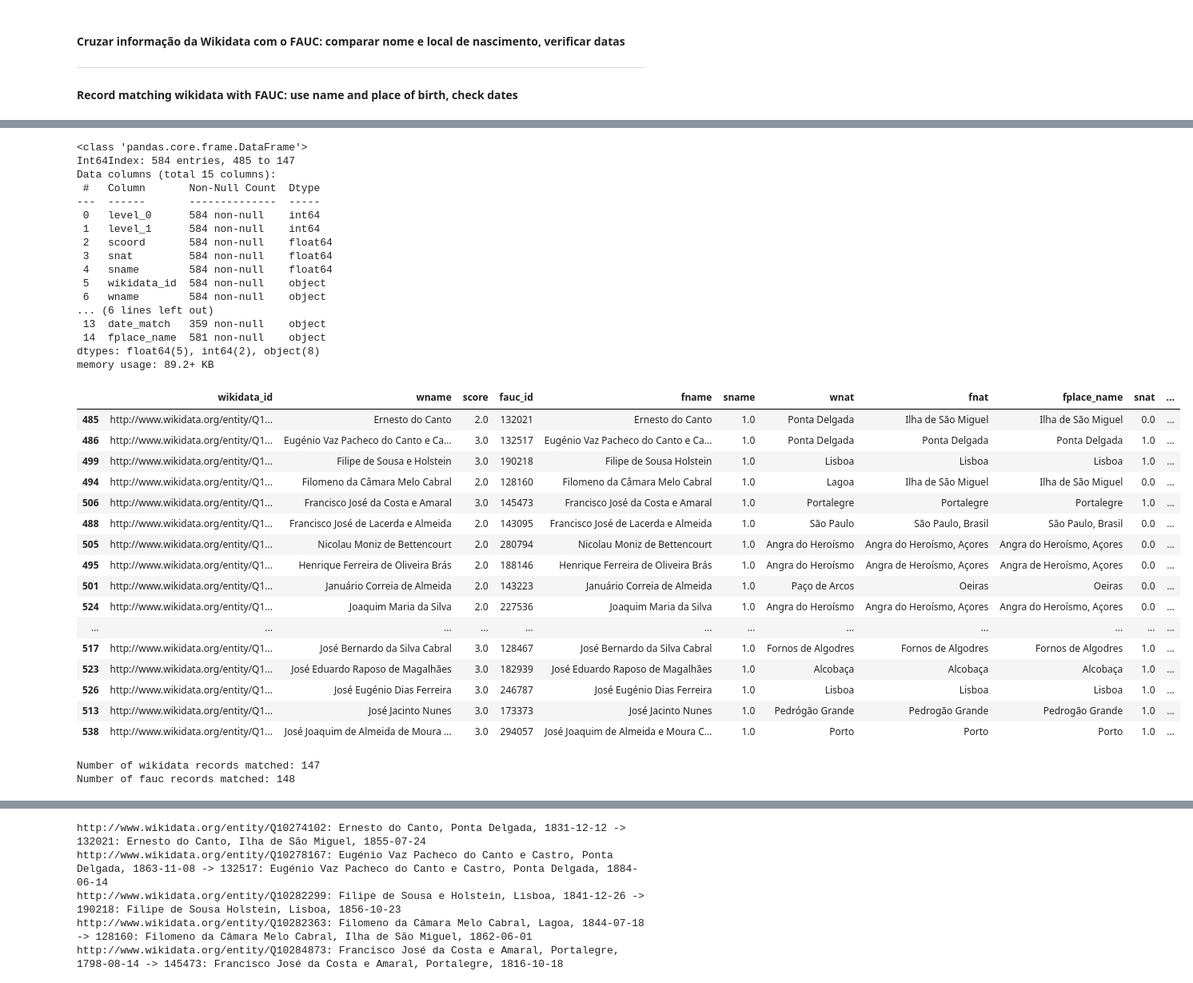
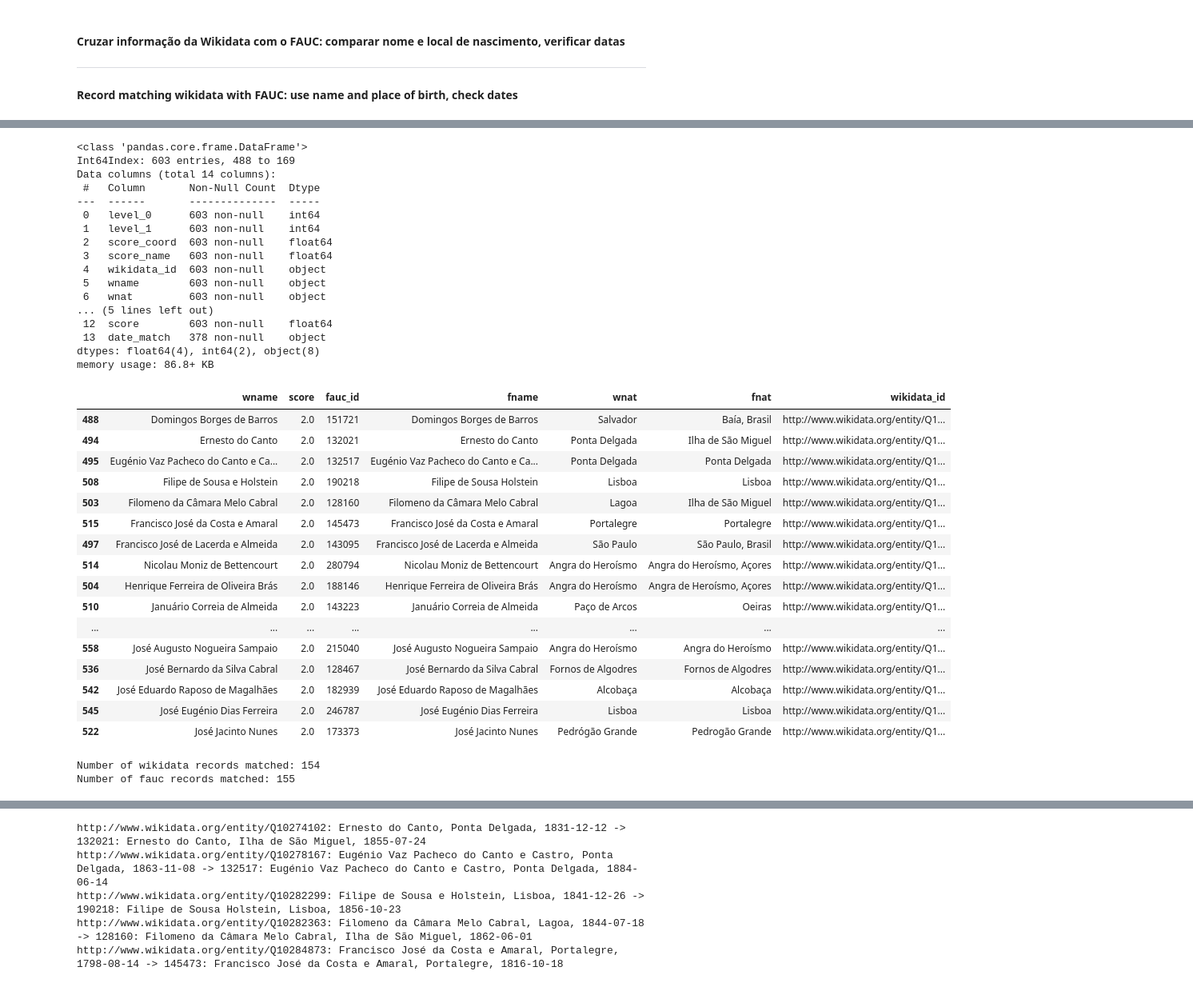
Before and after one commit to joaquimrcarvalho/fauc1537-1919, a Jupyter notebook: notebooks/997-wikidata.ipynb, the cells around one changed output, grey strips where cells are left out. Shown at 80% size. Drawn from its saved outputs; the diff is of its cells as text; code cells hidden in the pictures.

Commit message:
Ligação com wikidata (em curso)

```diff
--- a/notebooks/997-wikidata.ipynb
+++ b/notebooks/997-wikidata.ipynb
@@ -389,3 +398,5 @@ memory usage: 1.3 MB
 # %%
-features.sum(axis=1).value_counts().sort_index(ascending=False)
+scores = [col for col in features.columns if col.startswith('score_')]
+print(scores)
+features[scores].sum(axis=1).value_counts().sort_index(ascending=False)
 # %% [output]
@@ -406,5 +419,5 @@ dtype: int64
 # %%
-potential_matches = features[(features.sum(axis=1) > 1.85) & (features.sname>0)].reset_index()
+potential_matches = features[(features.sum(axis=1) > 1.85) & (features.score_name>0)].reset_index()
 # %%
 
 potential_matches['wikidata_id'] = wikidata.iloc[potential_matches['level_0']]['wikidata_id'].values
@@ -417,7 +430,7 @@ potential_matches['fnat'] = fauc.iloc[potential_matches['level_1']]['naturalidad
 potential_matches['fplace_name'] = fauc.iloc[potential_matches['level_1']]['address'].values
 potential_matches['fdistance'] = fauc.iloc[potential_matches['level_1']]['distance'].values
 
-potential_matches['score'] = potential_matches['scoord'] + potential_matches['snat'] + potential_matches['sname']
+potential_matches['score'] = potential_matches[scores].sum(axis=1)
 
 potential_matches.info()
 # %% [output]
@@ -478,8 +510,8 @@ min_age = 14  #  minimum age at entry
 max_age = 35  # max age at entry
 
 potential_matches['date_match'] = None
-cols = ['level_0','level_1','scoord','snat','sname','wikidata_id','wname','wnat','fauc_id','fname','fnat','fdistance','score','date_match' ]
-for indx,wndx,fndx,scoord,snat,sname,wikidata_id,wname,wnat,fauc_id,fname,fnat,distance,score,date_match in potential_matches[cols].itertuples():
+cols = ['level_0','level_1','wikidata_id','wname','wnat','fauc_id','fname','fnat','fdistance','score','date_match' ]
+for indx,wndx,fndx,wikidata_id,wname,wnat,fauc_id,fname,fnat,distance,score,date_match in potential_matches[cols].itertuples():
     birth_date = wikidata.loc[wndx,'birth_date']
     uc_entry = fauc.loc[fndx,'uc-entrada']
     if birth_date is not None:
@@ -495,46 +527,46 @@ for indx,wndx,fndx,scoord,snat,sname,wikidata_id,wname,wnat,fauc_id,fname,fnat,d
 potential_matches.info()
 # %% [output]
 <class 'pandas.core.frame.DataFrame'>
-Int64Index: 584 entries, 485 to 147
-Data columns (total 15 columns):
+Int64Index: 603 entries, 488 to 169
+Data columns (total 14 columns):
  #   Column       Non-Null Count  Dtype
 ---  ------       --------------  -----
- 0   level_0      584 non-null    int64
- 1   level_1      584 non-null    int64
- 2   scoord       584 non-null    float64
- 3   snat         584 non-null    float64
- 4   sname        584 non-null    float64
- 5   wikidata_id  584 non-null    object
- 6   wname        584 non-null    object
-... (6 lines left out)
- 13  date_match   359 non-null    object
- 14  fplace_name  581 non-null    object
-dtypes: float64(5), int64(2), object(8)
-memory usage: 89.2+ KB
+ 0   level_0      603 non-null    int64
+ 1   level_1      603 non-null    int64
+ 2   score_coord  603 non-null    float64
+ 3   score_name   603 non-null    float64
+ 4   wikidata_id  603 non-null    object
+ 5   wname        603 non-null    object
+ 6   wnat         603 non-null    object
+... (5 lines left out)
+ 12  score        603 non-null    float64
+ 13  date_match   378 non-null    object
+dtypes: float64(4), int64(2), object(8)
+memory usage: 86.8+ KB
 # %%
 matches_dated = potential_matches.loc[potential_matches['date_match'].notnull()].drop_duplicates(['wikidata_id','fauc_id','score'])
-matches_dated[['wikidata_id','wname','score','fauc_id','fname','sname','wnat','fnat','snat','scoord','fdistance']].sort_values(['wikidata_id','score','fauc_id'], ascending=[True,False,True]).head(20)
+matches_dated[['wname','score','fauc_id','fname','wnat','fnat','wikidata_id',]].sort_values(['wikidata_id','score','fauc_id'], ascending=[True,False,True]).head(20)
 # %% [output]
-|  | wikidata_id | wname | score | fauc_id | fname | sname | wnat | fnat | fplace_name | snat | ... |
-| 485 | http://www.wikidata.org/entity/Q1... | Ernesto do Canto | 2.0 | 132021 | Ernesto do Canto | 1.0 | Ponta Delgada | Ilha de São Miguel | Ilha de São Miguel | 0.0 | ... |
-| 486 | http://www.wikidata.org/entity/Q1... | Eugénio Vaz Pacheco do Canto e Ca... | 3.0 | 132517 | Eugénio Vaz Pacheco do Canto e Ca... | 1.0 | Ponta Delgada | Ponta Delgada | Ponta Delgada | 1.0 | ... |
-| 499 | http://www.wikidata.org/entity/Q1... | Filipe de Sousa e Holstein | 3.0 | 190218 | Filipe de Sousa Holstein | 1.0 | Lisboa | Lisboa | Lisboa | 1.0 | ... |
-| 494 | http://www.wikidata.org/entity/Q1... | Filomeno da Câmara Melo Cabral | 2.0 | 128160 | Filomeno da Câmara Melo Cabral | 1.0 | Lagoa | Ilha de São Miguel | Ilha de São Miguel | 0.0 | ... |
-| 506 | http://www.wikidata.org/entity/Q1... | Francisco José da Costa e Amaral | 3.0 | 145473 | Francisco José da Costa e Amaral | 1.0 | Portalegre | Portalegre | Portalegre | 1.0 | ... |
-| 488 | http://www.wikidata.org/entity/Q1... | Francisco José de Lacerda e Almeida | 2.0 | 143095 | Francisco José de Lacerda e Almeida | 1.0 | São Paulo | São Paulo, Brasil | São Paulo, Brasil | 0.0 | ... |
-| 505 | http://www.wikidata.org/entity/Q1... | Nicolau Moniz de Bettencourt | 2.0 | 280794 | Nicolau Moniz de Bettencourt | 1.0 | Angra do Heroísmo | Angra do Heroísmo, Açores | Angra do Heroísmo, Açores | 0.0 | ... |
-| 495 | http://www.wikidata.org/entity/Q1... | Henrique Ferreira de Oliveira Brás | 2.0 | 188146 | Henrique Ferreira de Oliveira Brás | 1.0 | Angra do Heroísmo | Angra de Heroísmo, Açores | Angra de Heroísmo, Açores | 0.0 | ... |
-| 501 | http://www.wikidata.org/entity/Q1... | Januário Correia de Almeida | 2.0 | 143223 | Januário Correia de Almeida | 1.0 | Paço de Arcos | Oeiras | Oeiras | 0.0 | ... |
-| 524 | http://www.wikidata.org/entity/Q1... | Joaquim Maria da Silva | 2.0 | 227536 | Joaquim Maria da Silva | 1.0 | Angra do Heroísmo | Angra do Heroísmo, Açores | Angra do Heroísmo, Açores | 0.0 | ... |
-| ... | ... | ... | ... | ... | ... | ... | ... | ... | ... | ... | ... |
-| 517 | http://www.wikidata.org/entity/Q1... | José Bernardo da Silva Cabral | 3.0 | 128467 | José Bernardo da Silva Cabral | 1.0 | Fornos de Algodres | Fornos de Algodres | Fornos de Algodres | 1.0 | ... |
-| 523 | http://www.wikidata.org/entity/Q1... | José Eduardo Raposo de Magalhães | 3.0 | 182939 | José Eduardo Raposo de Magalhães | 1.0 | Alcobaça | Alcobaça | Alcobaça | 1.0 | ... |
-| 526 | http://www.wikidata.org/entity/Q1... | José Eugénio Dias Ferreira | 3.0 | 246787 | José Eugénio Dias Ferreira | 1.0 | Lisboa | Lisboa | Lisboa | 1.0 | ... |
-| 513 | http://www.wikidata.org/entity/Q1... | José Jacinto Nunes | 3.0 | 173373 | José Jacinto Nunes | 1.0 | Pedrógão Grande | Pedrogão Grande | Pedrogão Grande | 1.0 | ... |
-| 538 | http://www.wikidata.org/entity/Q1... | José Joaquim de Almeida de Moura ... | 3.0 | 294057 | José Joaquim de Almeida e Moura C... | 1.0 | Porto | Porto | Porto | 1.0 | ... |
+|  | wname | score | fauc_id | fname | wnat | fnat | wikidata_id |
+| 488 | Domingos Borges de Barros | 2.0 | 151721 | Domingos Borges de Barros | Salvador | Baía, Brasil | http://www.wikidata.org/entity/Q1... |
+| 494 | Ernesto do Canto | 2.0 | 132021 | Ernesto do Canto | Ponta Delgada | Ilha de São Miguel | http://www.wikidata.org/entity/Q1... |
+| 495 | Eugénio Vaz Pacheco do Canto e Ca... | 2.0 | 132517 | Eugénio Vaz Pacheco do Canto e Ca... | Ponta Delgada | Ponta Delgada | http://www.wikidata.org/entity/Q1... |
+| 508 | Filipe de Sousa e Holstein | 2.0 | 190218 | Filipe de Sousa Holstein | Lisboa | Lisboa | http://www.wikidata.org/entity/Q1... |
+| 503 | Filomeno da Câmara Melo Cabral | 2.0 | 128160 | Filomeno da Câmara Melo Cabral | Lagoa | Ilha de São Miguel | http://www.wikidata.org/entity/Q1... |
+| 515 | Francisco José da Costa e Amaral | 2.0 | 145473 | Francisco José da Costa e Amaral | Portalegre | Portalegre | http://www.wikidata.org/entity/Q1... |
+| 497 | Francisco José de Lacerda e Almeida | 2.0 | 143095 | Francisco José de Lacerda e Almeida | São Paulo | São Paulo, Brasil | http://www.wikidata.org/entity/Q1... |
+| 514 | Nicolau Moniz de Bettencourt | 2.0 | 280794 | Nicolau Moniz de Bettencourt | Angra do Heroísmo | Angra do Heroísmo, Açores | http://www.wikidata.org/entity/Q1... |
+| 504 | Henrique Ferreira de Oliveira Brás | 2.0 | 188146 | Henrique Ferreira de Oliveira Brás | Angra do Heroísmo | Angra de Heroísmo, Açores | http://www.wikidata.org/entity/Q1... |
+| 510 | Januário Correia de Almeida | 2.0 | 143223 | Januário Correia de Almeida | Paço de Arcos | Oeiras | http://www.wikidata.org/entity/Q1... |
+| ... | ... | ... | ... | ... | ... | ... | ... |
+| 558 | José Augusto Nogueira Sampaio | 2.0 | 215040 | José Augusto Nogueira Sampaio | Angra do Heroísmo | Angra do Heroísmo | http://www.wikidata.org/entity/Q1... |
+| 536 | José Bernardo da Silva Cabral | 2.0 | 128467 | José Bernardo da Silva Cabral | Fornos de Algodres | Fornos de Algodres | http://www.wikidata.org/entity/Q1... |
+| 542 | José Eduardo Raposo de Magalhães | 2.0 | 182939 | José Eduardo Raposo de Magalhães | Alcobaça | Alcobaça | http://www.wikidata.org/entity/Q1... |
+| 545 | José Eugénio Dias Ferreira | 2.0 | 246787 | José Eugénio Dias Ferreira | Lisboa | Lisboa | http://www.wikidata.org/entity/Q1... |
+| 522 | José Jacinto Nunes | 2.0 | 173373 | José Jacinto Nunes | Pedrógão Grande | Pedrogão Grande | http://www.wikidata.org/entity/Q1... |
 # %%
 print("Number of wikidata records matched:",len(matches_dated['wikidata_id'].unique()))
 print("Number of fauc records matched:",len(matches_dated['fauc_id'].unique()))
 # %% [output]
-Number of wikidata records matched: 147
-Number of fauc records matched: 148
+Number of wikidata records matched: 154
+Number of fauc records matched: 155
```
Also changed, not shown: parts of 31 cells of this notebook.
